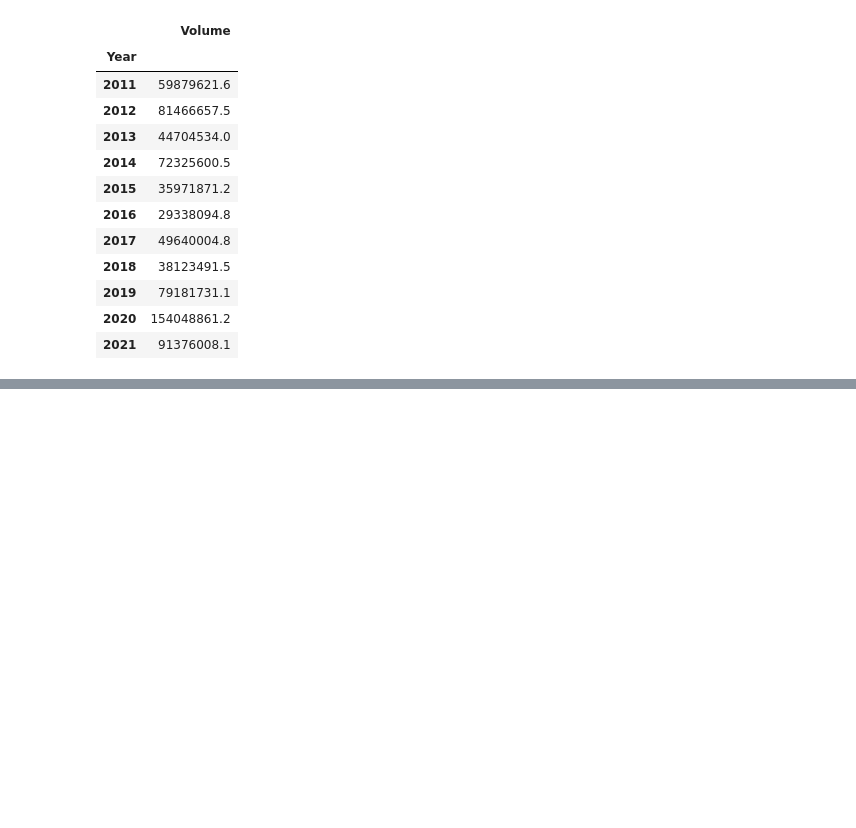
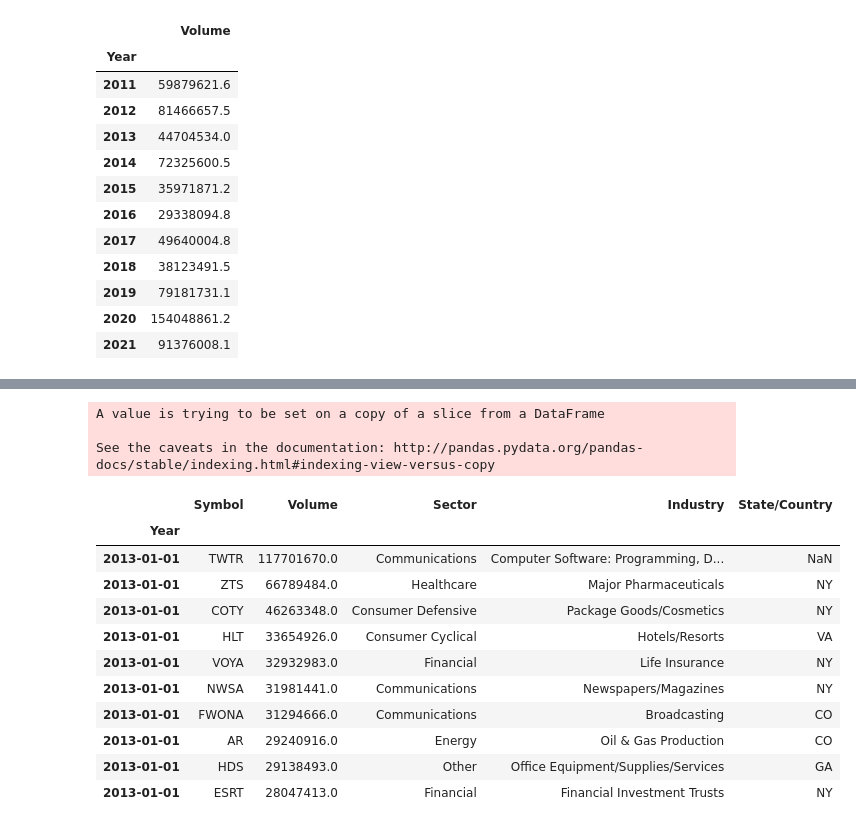
Before and after one commit to JunTheRewels/IPO_Analysis, a Jupyter notebook: final_csv_filter.ipynb, the cells around one changed output, grey strips where cells are left out. Saved outputs shown, nothing was run; the diff lists cells and outputs as text; code cells hidden in the pictures; blank space fills up the shorter version.

```diff
--- a/final_csv_filter.ipynb
+++ b/final_csv_filter.ipynb
@@ -130,0 +187,21 @@ ipo_df_2011
+# %%
+ipo_df_2013 = ipo_df_by_year.loc['2013-01-01':'2013-12-31']
+ipo_df_2013.sort_values(['Year', 'Volume'], ascending = False, inplace = True)
+ipo_2013 = ipo_df_by_year.head(10).sort_values(['Volume'])
+ipo_df_2013.head(10)
+# %% [output]
+A value is trying to be set on a copy of a slice from a DataFrame
+
+See the caveats in the documentation: http://pandas.pydata.org/pandas-docs/stable/indexing.html#indexing-view-versus-copy
+|  | Symbol | Volume | Sector | Industry | State/Country |
+| Year |  |  |  |  |  |
+| 2013-01-01 | TWTR | 117701670.0 | Communications | Computer Software: Programming, D... | NaN |
+| 2013-01-01 | ZTS | 66789484.0 | Healthcare | Major Pharmaceuticals | NY |
+| 2013-01-01 | COTY | 46263348.0 | Consumer Defensive | Package Goods/Cosmetics | NY |
+| 2013-01-01 | HLT | 33654926.0 | Consumer Cyclical | Hotels/Resorts | VA |
+| 2013-01-01 | VOYA | 32932983.0 | Financial | Life Insurance | NY |
+| 2013-01-01 | NWSA | 31981441.0 | Communications | Newspapers/Magazines | NY |
+| 2013-01-01 | FWONA | 31294666.0 | Communications | Broadcasting | CO |
+| 2013-01-01 | AR | 29240916.0 | Energy | Oil & Gas Production | CO |
+| 2013-01-01 | HDS | 29138493.0 | Other | Office Equipment/Supplies/Services | GA |
+| 2013-01-01 | ESRT | 28047413.0 | Financial | Financial Investment Trusts | NY |
```
Also changed, not shown: parts of 42 cells of this notebook.
